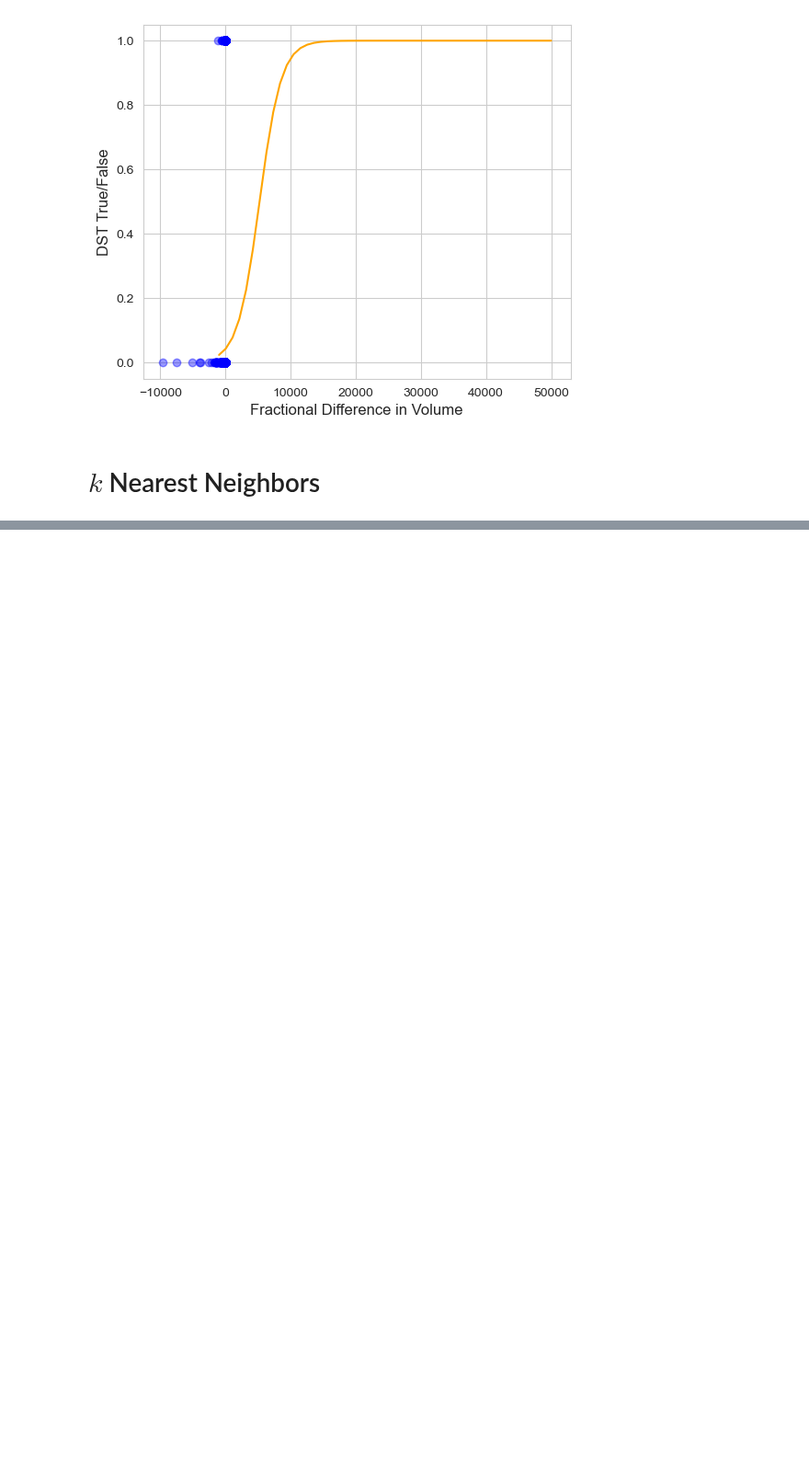
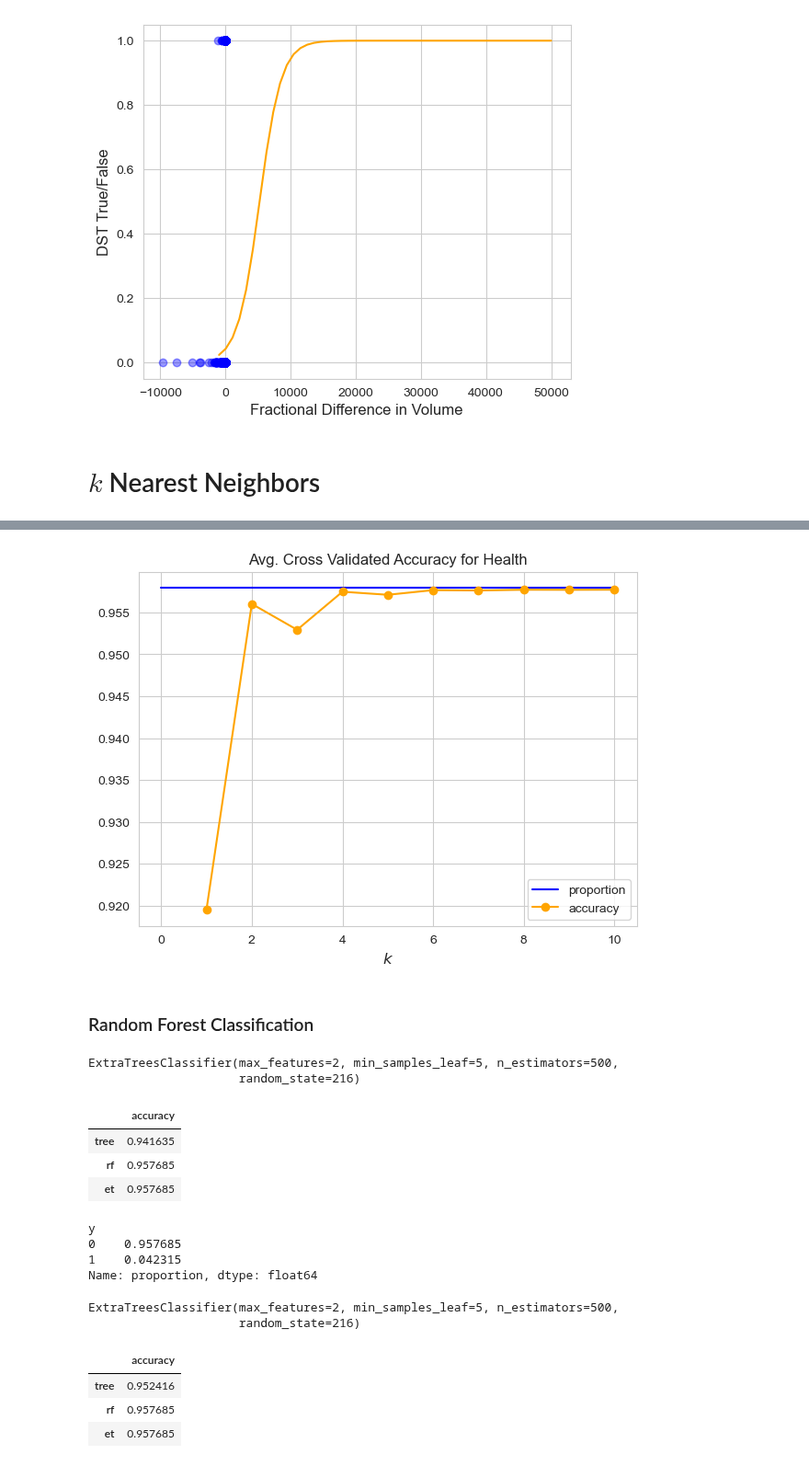
Before and after one commit to ghuckabe/DSTMarketAnalysis, a Jupyter notebook: kaggle_health_classify.ipynb, the cells around one changed output, grey strips where cells are left out. Shown at 92% size. Drawn from its saved outputs; the diff is of its cells as text; code cells hidden in the pictures; blank space fills up the shorter version.

Commit message:
health sector

```diff
--- a/kaggle_health_classify.ipynb
+++ b/kaggle_health_classify.ipynb
@@ -559,17 +566,21 @@ health_train['y'].value_counts(normalize=True)
 # %%
 ## Plots the accuracies as a function of k
 plt.figure(figsize=(7,5))
 
-plt.plot([0,10],[0.957911,0.957911],label='proportion',color='b')
+plt.plot([0,10],[0.957699,0.957699],label='proportion',color='b')
 
 plt.plot(ks,
          np.mean(k_all_accs, axis=0),
          '-o',color='orange',label='accuracy')
 
 plt.xticks(fontsize=10)
 plt.yticks(fontsize=10)
 plt.xlabel("$k$", fontsize=12)
 plt.title("Avg. Cross Validated Accuracy for Health", fontsize=12)
 
 plt.legend()
 plt.show()
+# %% [output]
+[figure, added]
+# %% [markdown]
+### Random Forest Classification
@@ -575,0 +619,39 @@ plt.show()
+# %%
+## Fit the models
+tree.fit(health_train[metrics],health_train['y'])
+rf.fit(health_train[metrics],health_train['y'])
+et.fit(health_train[metrics],health_train['y'])
+# %% [output]
+ExtraTreesClassifier(max_features=2, min_samples_leaf=5, n_estimators=500,
+                     random_state=216)
+# %%
+accs = [accuracy_score(health_test['y'], tree.predict(health_test[metrics])),  accuracy_score(health_test['y'], rf.predict(health_test[metrics])), accuracy_score(health_test['y'], et.predict(health_test[metrics]))]
+pd.DataFrame(accs, index= ['tree', 'rf', 'et'], columns = ['accuracy'])
+# %% [output]
+|  | accuracy |
+| tree | 0.941635 |
+| rf | 0.957685 |
+| et | 0.957685 |
+# %%
+health_test['y'].value_counts(normalize=True)
+# %% [output]
+y
+0    0.957685
+1    0.042315
+Name: proportion, dtype: float64
+# %%
+## Fit the models
+tree.fit(health_train[diffs],health_train['y'])
+rf.fit(health_train[diffs],health_train['y'])
+et.fit(health_train[diffs],health_train['y'])
+# %% [output]
+ExtraTreesClassifier(max_features=2, min_samples_leaf=5, n_estimators=500,
+                     random_state=216)
+# %%
+accs = [accuracy_score(health_test['y'], tree.predict(health_test[diffs])),  accuracy_score(health_test['y'], rf.predict(health_test[diffs])), accuracy_score(health_test['y'], et.predict(health_test[diffs]))]
+pd.DataFrame(accs, index= ['tree', 'rf', 'et'], columns = ['accuracy'])
+# %% [output]
+|  | accuracy |
+| tree | 0.952416 |
+| rf | 0.957685 |
+| et | 0.957685 |
```
Also changed, not shown: parts of 4 cells of this notebook.
